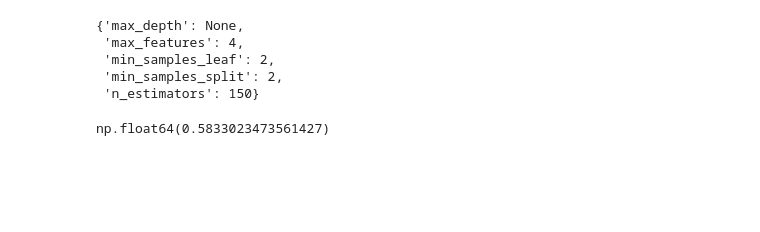
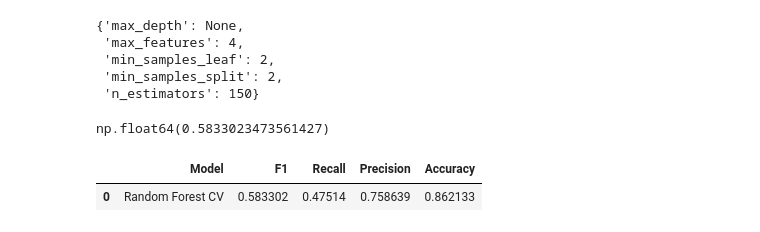
Before and after one commit to yildizramazan/fundamentals-of-machine-learning, a Jupyter notebook: module-3/random-forest-tuning-cv.ipynb, the cells around one changed output. Cells and saved outputs as stored; diff of their text form; code cells hidden in the pictures; blank space fills up the shorter version.

```diff
--- a/module-3/random-forest-tuning-cv.ipynb
+++ b/module-3/random-forest-tuning-cv.ipynb
@@ -97,3 +97,31 @@ rf_cv.best_params_
 rf_cv.best_score_
 # %% [output]
 np.float64(0.5833023473561427)
+# %%
+def make_results(model_name, model_object):
+
+    cv_results = pd.DataFrame(model_object.cv_results_)
+
+
+    best_estimator_results = cv_results.iloc[cv_results['mean_test_f1'].idxmax(), :]
+
+    f1 = best_estimator_results.mean_test_f1
+    recall = best_estimator_results.mean_test_recall
+    precision = best_estimator_results.mean_test_precision
+    accuracy = best_estimator_results.mean_test_accuracy
+
+    table = pd.DataFrame({'Model': [model_name],
+                          'F1': [f1],
+                          'Recall': [recall],
+                          'Precision': [precision],
+                          'Accuracy': [accuracy]
+                         }
+                        )
+
+    return table
+# %%
+rf_cv_results = make_results('Random Forest CV', rf_cv)
+rf_cv_results
+# %% [output]
+|  | Model | F1 | Recall | Precision | Accuracy |
+| 0 | Random Forest CV | 0.583302 | 0.47514 | 0.758639 | 0.862133 |
```
Also changed, not shown: parts of 10 cells of this notebook, 1 other file.
